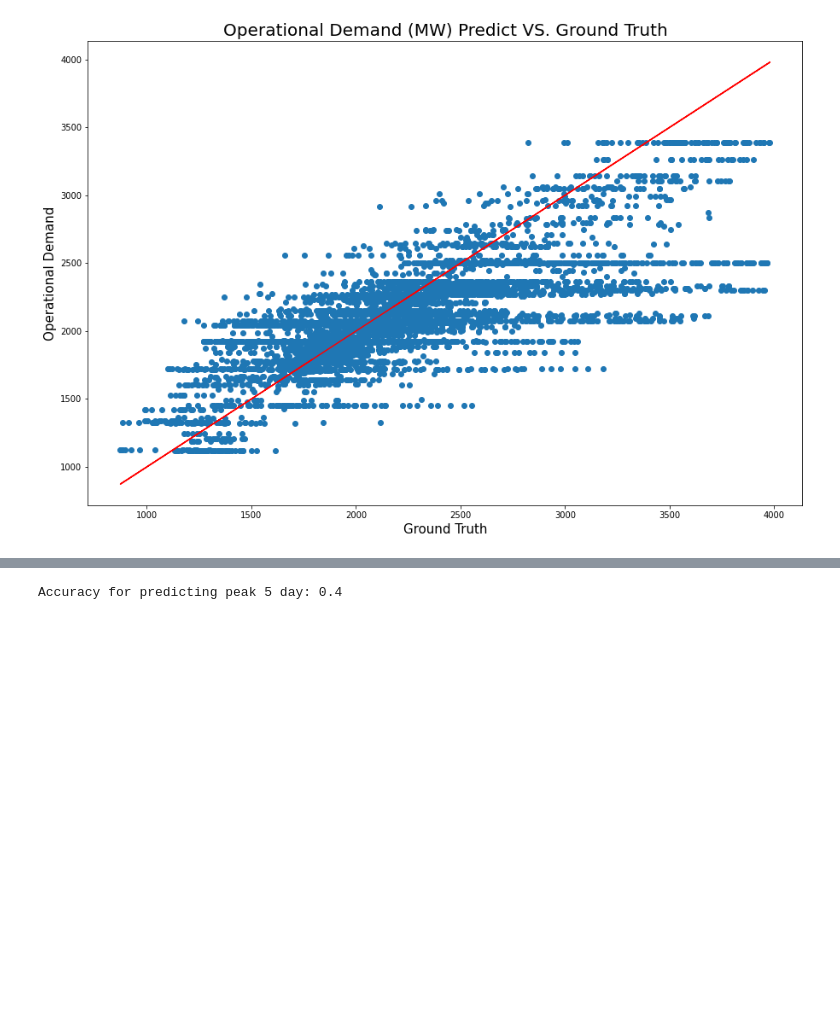
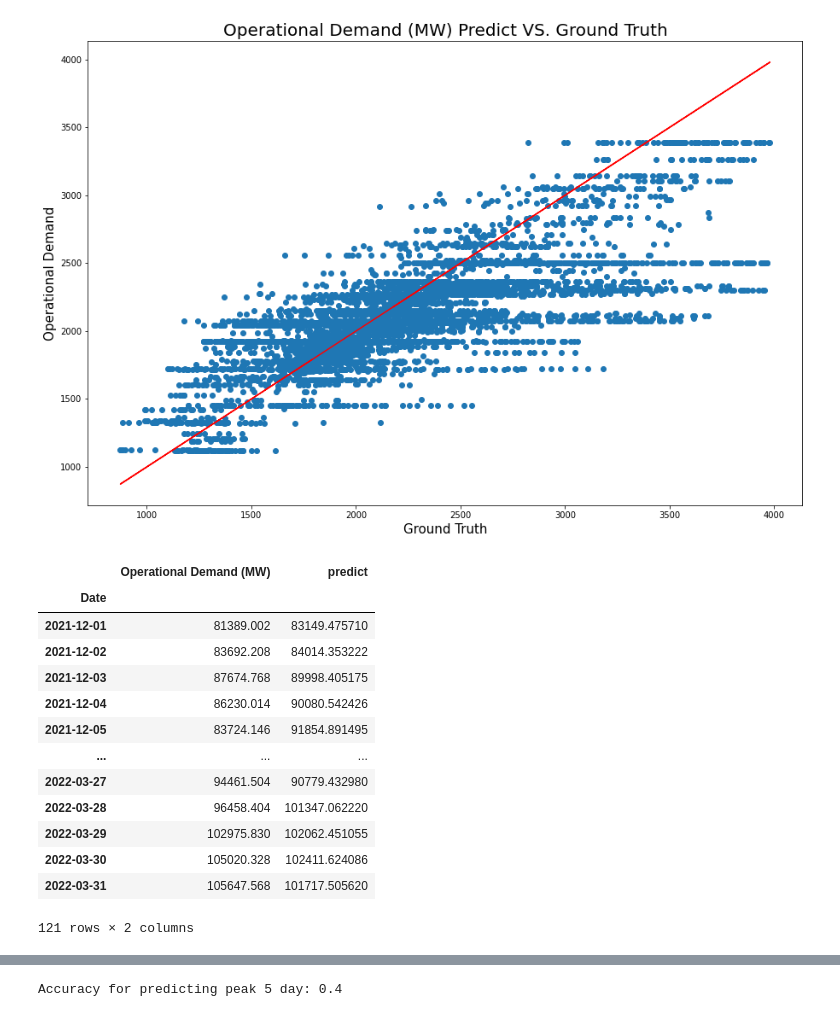
Before and after one commit to zheyzhang/Capstone-Individual, a Jupyter notebook: Data Modeling/WU/WU_model.ipynb, the cells around one changed output, grey strips where cells are left out. Cells and saved outputs as stored; diff of their text form; code cells hidden in the pictures; blank space fills up the shorter version.

```diff
--- a/Data Modeling/WU/WU_model.ipynb
+++ b/Data Modeling/WU/WU_model.ipynb
@@ -406,3 +449,22 @@ predict_table_forest[['Date', 'time']] = predict_table_forest[('Date', 'time')].
 
 predict_table_forest = predict_table_forest.drop(labels=['time',('Date','time')], axis=1)
 agg_forest = pd.DataFrame(predict_table_forest.groupby(['Date'])['Operational Demand (MW)','predict'].sum().reset_index())
+# %%
+forest_plot = agg_forest.copy()
+forest_plot.index = forest_plot['Date']
+forest_plot.drop('Date',axis=1)
+# %% [output]
+|  | Operational Demand (MW) | predict |
+| Date |  |  |
+| 2021-12-01 | 81389.002 | 83149.475710 |
+| 2021-12-02 | 83692.208 | 84014.353222 |
+| 2021-12-03 | 87674.768 | 89998.405175 |
+| 2021-12-04 | 86230.014 | 90080.542426 |
+| 2021-12-05 | 83724.146 | 91854.891495 |
+| ... | ... | ... |
+| 2022-03-27 | 94461.504 | 90779.432980 |
+| 2022-03-28 | 96458.404 | 101347.062220 |
+| 2022-03-29 | 102975.830 | 102062.451055 |
+| 2022-03-30 | 105020.328 | 102411.624086 |
+| 2022-03-31 | 105647.568 | 101717.505620 |
+121 rows × 2 columns
```
Also changed, not shown: parts of 7 cells of this notebook.
